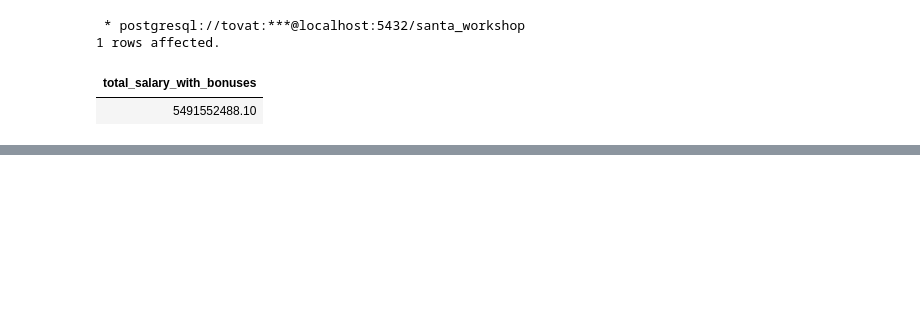
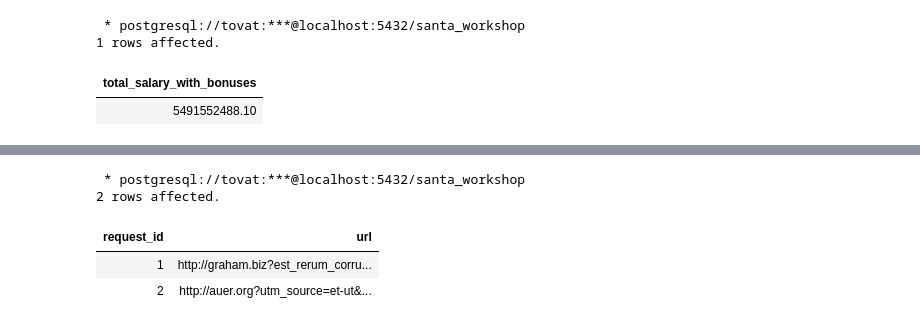
Before and after one commit to tovat/SQL-Advent-Calendars, a Jupyter notebook: advent-of-sql.ipynb, the cells around one changed output, grey strips where cells are left out. Cells and saved outputs as stored; diff of their text form; code cells hidden in the pictures; blank space fills up the shorter version.

```diff
--- a/advent-of-sql.ipynb
+++ b/advent-of-sql.ipynb
@@ -663,0 +670,10 @@ FROM calcs
+# %%
+%%sql
+
+select * from web_requests limit 2;
+# %% [output]
+ * postgresql://tovat:***@localhost:5432/santa_workshop
+2 rows affected.
+| request_id | url |
+| 1 | http://graham.biz?est_rerum_corru... |
+| 2 | http://auer.org?utm_source=et-ut&... |
```
Also changed, not shown: parts of 9 cells of this notebook.
